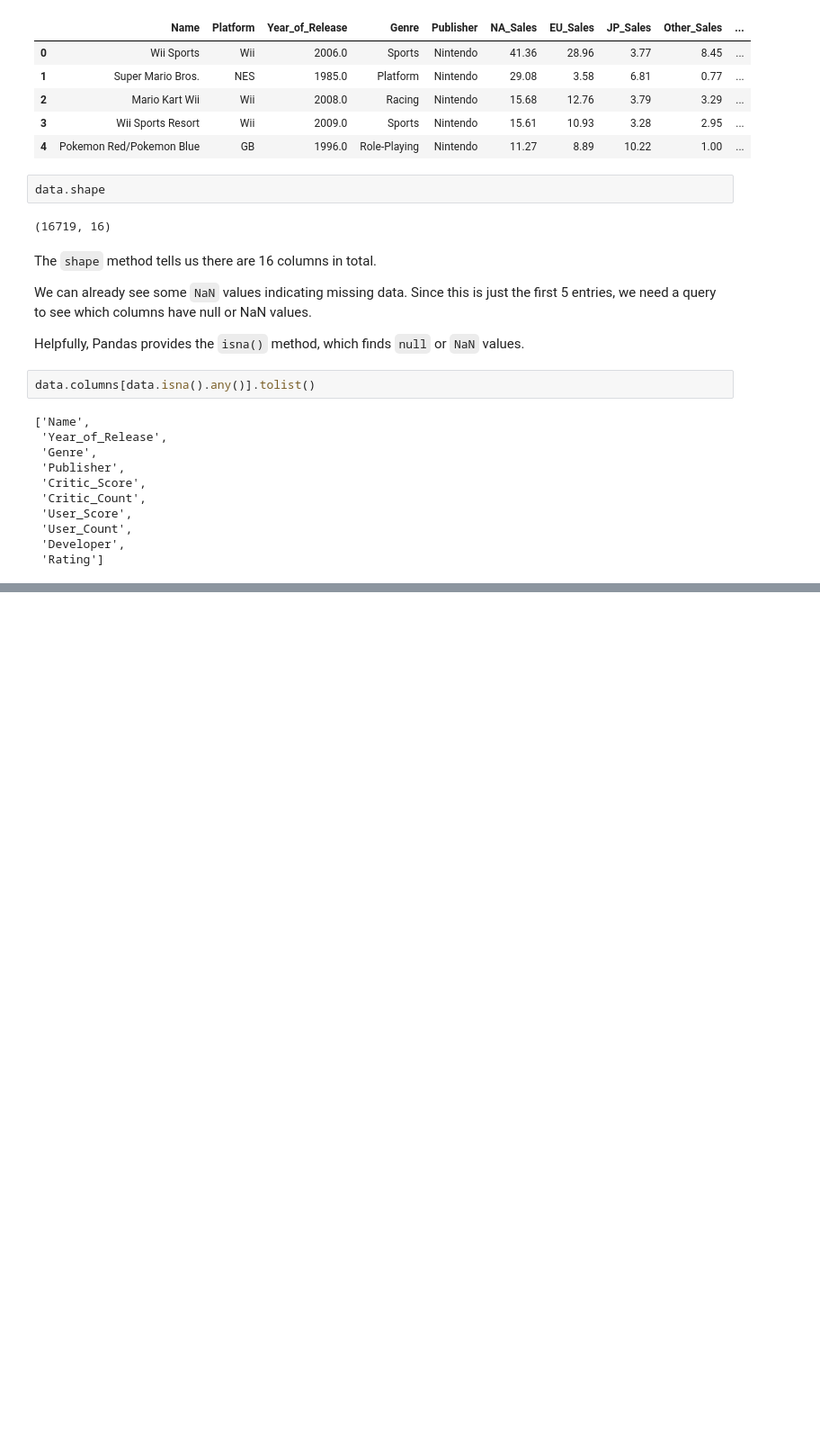
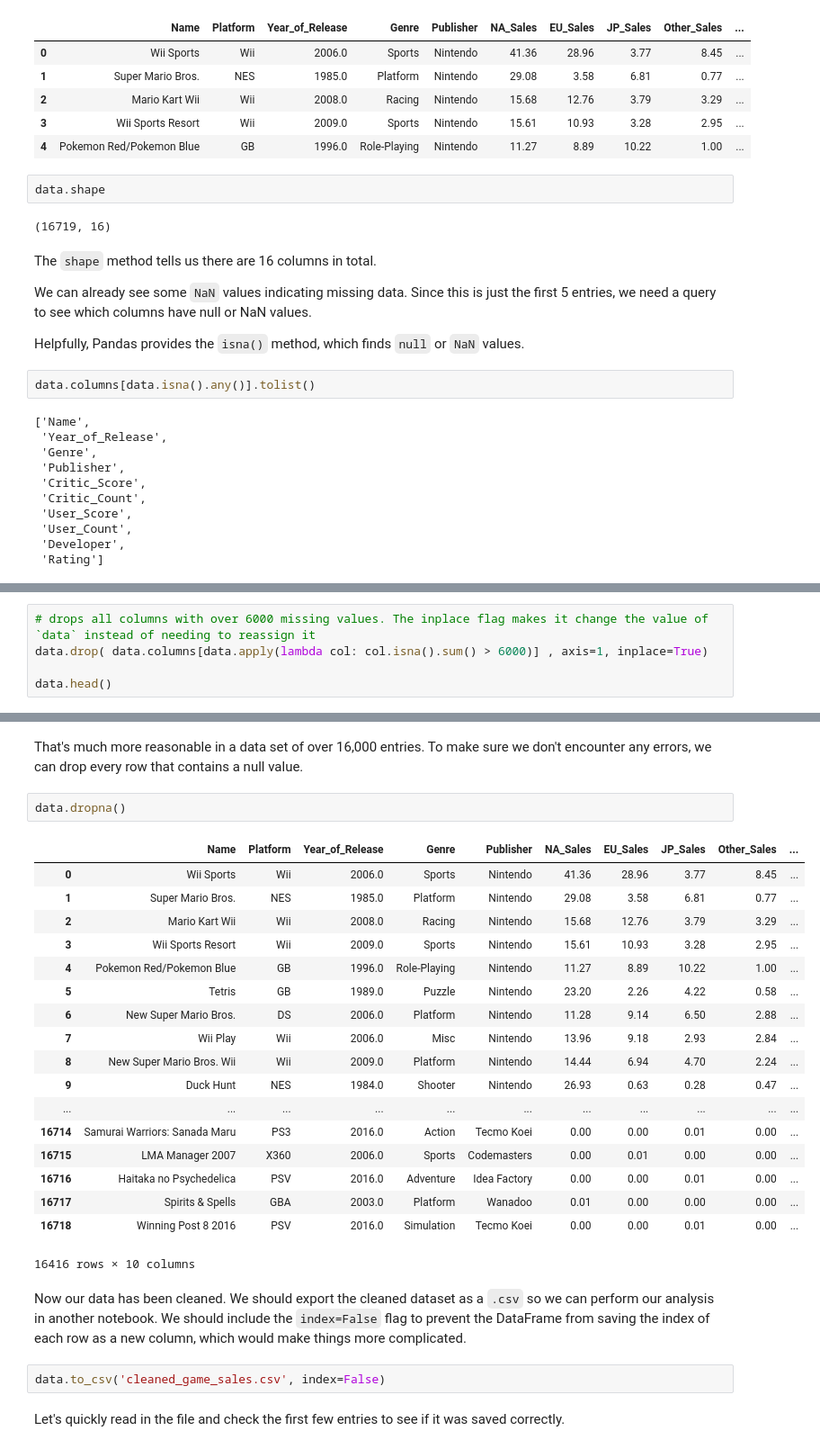
Before and after one commit to NicholasCrossman/python-game-sales-data-cleaning, a Jupyter notebook: game-sales-data-cleaning.ipynb, the cells around one changed output, grey strips where cells are left out. Shown at 90% size. Drawn from its saved outputs; the diff is of its cells as text; blank space fills up the shorter version.

Commit message:
Data cleaning finished.

```diff
--- a/game-sales-data-cleaning.ipynb
+++ b/game-sales-data-cleaning.ipynb
@@ -57,0 +106,5 @@ We should try and get a count of missing values in each column, because this is
+# %%
+# drops all columns with over 6000 missing values. The inplace flag makes it change the value of `data` instead of needing to reassign it
+data.drop( data.columns[data.apply(lambda col: col.isna().sum() > 6000)] , axis=1, inplace=True)
+
+data.head()
@@ -57,0 +134,29 @@ We should try and get a count of missing values in each column, because this is
+# %% [markdown]
+That's much more reasonable in a data set of over 16,000 entries. To make sure we don't encounter any errors, we can drop every row that contains a null value.
+# %%
+data.dropna()
+# %% [output]
+|  | Name | Platform | Year_of_Release | Genre | Publisher | NA_Sales | EU_Sales | JP_Sales | Other_Sales | ... |
+| 0 | Wii Sports | Wii | 2006.0 | Sports | Nintendo | 41.36 | 28.96 | 3.77 | 8.45 | ... |
+| 1 | Super Mario Bros. | NES | 1985.0 | Platform | Nintendo | 29.08 | 3.58 | 6.81 | 0.77 | ... |
+| 2 | Mario Kart Wii | Wii | 2008.0 | Racing | Nintendo | 15.68 | 12.76 | 3.79 | 3.29 | ... |
+| 3 | Wii Sports Resort | Wii | 2009.0 | Sports | Nintendo | 15.61 | 10.93 | 3.28 | 2.95 | ... |
+| 4 | Pokemon Red/Pokemon Blue | GB | 1996.0 | Role-Playing | Nintendo | 11.27 | 8.89 | 10.22 | 1.00 | ... |
+| 5 | Tetris | GB | 1989.0 | Puzzle | Nintendo | 23.20 | 2.26 | 4.22 | 0.58 | ... |
+| 6 | New Super Mario Bros. | DS | 2006.0 | Platform | Nintendo | 11.28 | 9.14 | 6.50 | 2.88 | ... |
+| 7 | Wii Play | Wii | 2006.0 | Misc | Nintendo | 13.96 | 9.18 | 2.93 | 2.84 | ... |
+| 8 | New Super Mario Bros. Wii | Wii | 2009.0 | Platform | Nintendo | 14.44 | 6.94 | 4.70 | 2.24 | ... |
+| 9 | Duck Hunt | NES | 1984.0 | Shooter | Nintendo | 26.93 | 0.63 | 0.28 | 0.47 | ... |
+| ... | ... | ... | ... | ... | ... | ... | ... | ... | ... | ... |
+| 16714 | Samurai Warriors: Sanada Maru | PS3 | 2016.0 | Action | Tecmo Koei | 0.00 | 0.00 | 0.01 | 0.00 | ... |
+| 16715 | LMA Manager 2007 | X360 | 2006.0 | Sports | Codemasters | 0.00 | 0.01 | 0.00 | 0.00 | ... |
+| 16716 | Haitaka no Psychedelica | PSV | 2016.0 | Adventure | Idea Factory | 0.00 | 0.00 | 0.01 | 0.00 | ... |
+| 16717 | Spirits & Spells | GBA | 2003.0 | Platform | Wanadoo | 0.01 | 0.00 | 0.00 | 0.00 | ... |
+| 16718 | Winning Post 8 2016 | PSV | 2016.0 | Simulation | Tecmo Koei | 0.00 | 0.00 | 0.01 | 0.00 | ... |
+16416 rows × 10 columns
+# %% [markdown]
+Now our data has been cleaned. We should export the cleaned dataset as a `.csv` so we can perform our analysis in another notebook. We should include the `index=False` flag to prevent the DataFrame from saving the index of each row as a new column, which would make things more complicated.
+# %%
+data.to_csv('cleaned_game_sales.csv', index=False)
+# %% [markdown]
+Let's quickly read in the file and check the first few entries to see if it was saved correctly.
```
Also changed, not shown: parts of 10 cells of this notebook, 1 other file.
